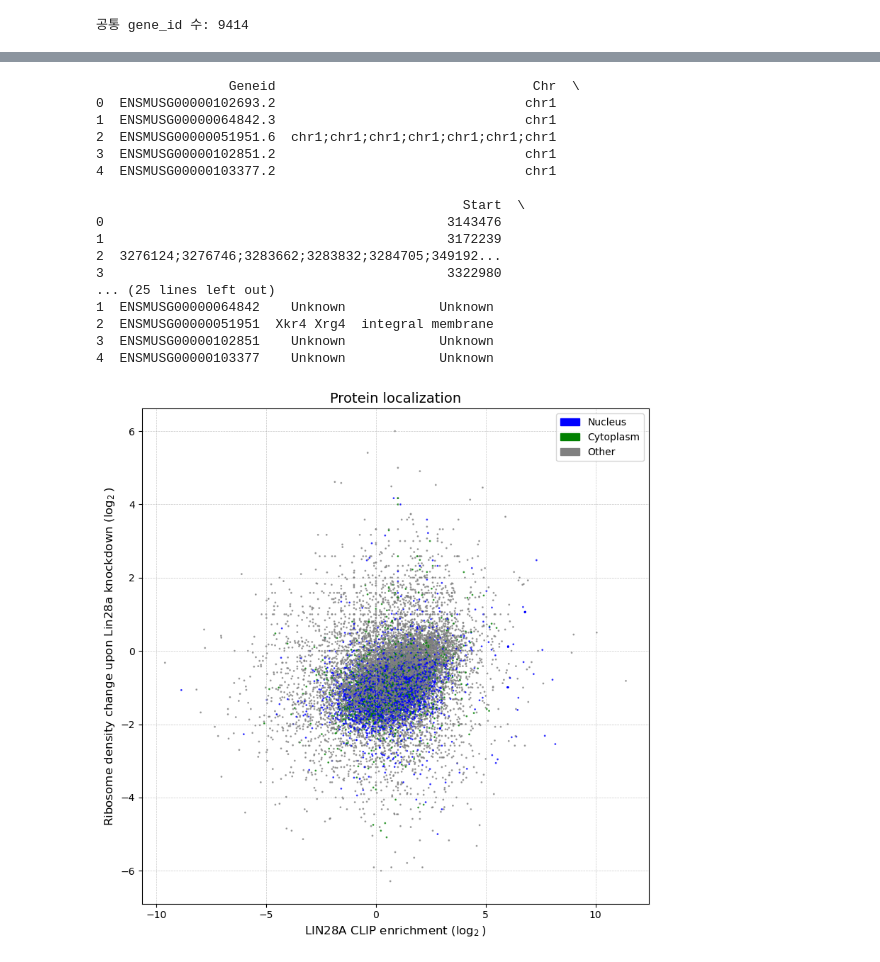
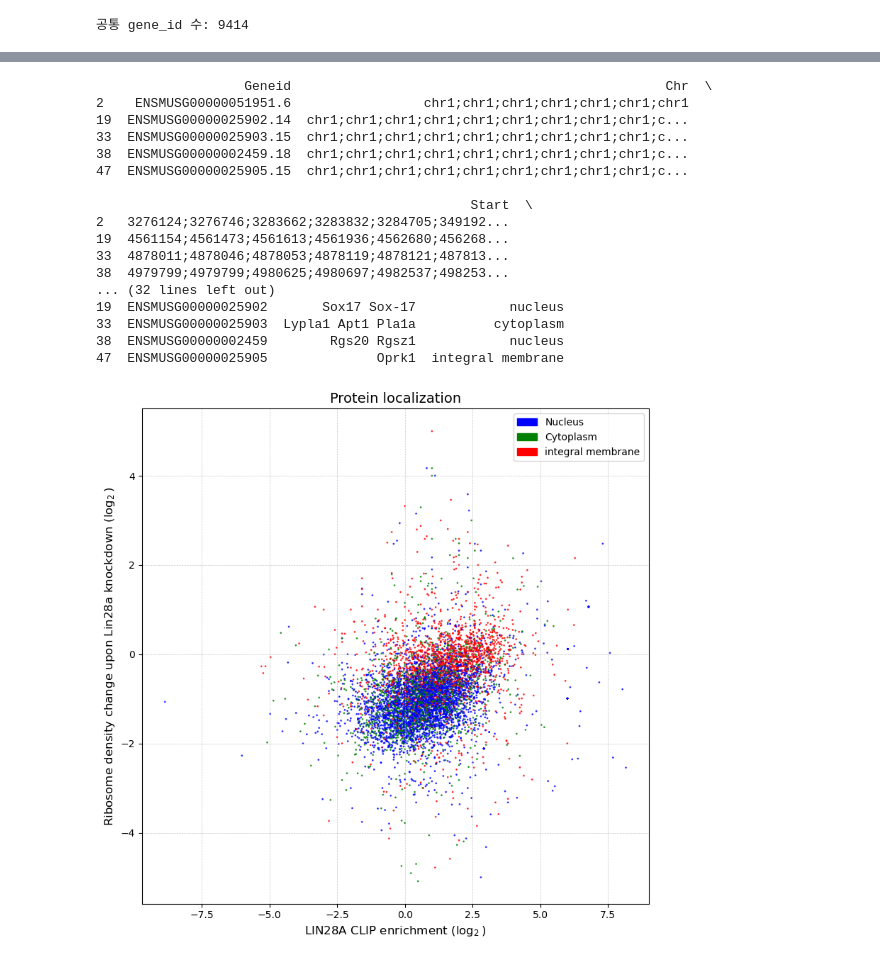
Before and after one commit to sangyun423/my-project, a Jupyter notebook: Untitled1.ipynb, the cells around one changed output, grey strips where cells are left out. Drawn from its saved outputs; the diff is of its cells as text; code cells hidden in the pictures.

```diff
--- a/Untitled1.ipynb
+++ b/Untitled1.ipynb
@@ -208,10 +208,9 @@ print(f"공통 gene_id 수: {len(common_gene_ids)}")
 # %% [output]
 공통 gene_id 수: 9414
 # %%
-# 결측값을 'Unknown'으로 채우기
-merged['Gene names'].fillna('Unknown', inplace=True)
-merged['type'].fillna('Unknown', inplace=True)
+# 'type'이 nucleus, cytoplasm, integral membrane 중 하나인 데이터만 필터링
+filtered = merged[merged['type'].isin(['nucleus', 'cytoplasm', 'integral membrane'])].copy()
 
-# 병합된 데이터 확인
-print(merged.head())
+# 병합된 데이터 확인 (상위 5개)
+print(filtered.head())
 # %% [output]
@@ -235,63 +234,62 @@ print(merged.head())
 # %%
-# inplace 사용을 피하고 직접 열을 수정
-merged['Gene names'] = merged['Gene names'].fillna('Unknown')
-merged['type'] = merged['type'].fillna('Unknown')
+# 'type' 값이 nucleus, cytoplasm, integral membrane 중 하나인 경우만 필터링
+filtered = merged[merged['type'].isin(['nucleus', 'cytoplasm', 'integral membrane'])].copy()
 
-# 수정된 데이터 확인
-print(merged.head())
+# 필터링된 데이터 확인
+print(filtered.head())
 # %% [output]
-                 Geneid                                 Chr  \
-0  ENSMUSG00000102693.2                                chr1
-1  ENSMUSG00000064842.3                                chr1
-2  ENSMUSG00000051951.6  chr1;chr1;chr1;chr1;chr1;chr1;chr1
-3  ENSMUSG00000102851.2                                chr1
-4  ENSMUSG00000103377.2                                chr1
+                   Geneid                                                Chr  \
+2    ENSMUSG00000051951.6                 chr1;chr1;chr1;chr1;chr1;chr1;chr1
+19  ENSMUSG00000025902.14  chr1;chr1;chr1;chr1;chr1;chr1;chr1;chr1;chr1;c...
+33  ENSMUSG00000025903.15  chr1;chr1;chr1;chr1;chr1;chr1;chr1;chr1;chr1;c...
+38  ENSMUSG00000002459.18  chr1;chr1;chr1;chr1;chr1;chr1;chr1;chr1;chr1;c...
+47  ENSMUSG00000025905.15  chr1;chr1;chr1;chr1;chr1;chr1;chr1;chr1;chr1;c...
 
-                                               Start  \
-0                                            3143476
-1                                            3172239
-2  3276124;3276746;3283662;3283832;3284705;349192...
-3                                            3322980
-... (25 lines left out)
-1  ENSMUSG00000064842    Unknown            Unknown
-2  ENSMUSG00000051951  Xkr4 Xrg4  integral membrane
-3  ENSMUSG00000102851    Unknown            Unknown
-4  ENSMUSG00000103377    Unknown            Unknown
+                                                Start  \
+2   3276124;3276746;3283662;3283832;3284705;349192...
+19  4561154;4561473;4561613;4561936;4562680;456268...
+33  4878011;4878046;4878053;4878119;4878121;487813...
+38  4979799;4979799;4980625;4980697;4982537;498253...
+... (32 lines left out)
+19  ENSMUSG00000025902       Sox17 Sox-17            nucleus
+33  ENSMUSG00000025903  Lypla1 Apt1 Pla1a          cytoplasm
+38  ENSMUSG00000002459        Rgs20 Rgsz1            nucleus
+47  ENSMUSG00000025905              Oprk1  integral membrane
 # %%
 import numpy as np
 import matplotlib.pyplot as plt
+import matplotlib.patches as mpatches
 
 # 색상 팔레트 정의 및 색상 매핑
-palette = {'nucleus': 'blue', 'cytoplasm': 'green', 'other': 'gray'}
-colors = merged['type'].map(palette).fillna('gray')
+palette = {'nucleus': 'blue', 'cytoplasm': 'green', 'integral membrane': 'red'}
+colors = filtered['type'].map(palette)
 
 # 스캐터 플롯 그리기
 fig, ax = plt.subplots(figsize=(8, 8))
 
 # 로그 변환 후 스캐터 플롯
-ax.scatter(np.log2(merged['clip_enrichment']),
-           np.log2(merged['rden_change']),
+ax.scatter(np.log2(filtered['clip_enrichment']),
+           np.log2(filtered['rden_change']),
            c=colors, s=1, alpha=0.7)
 
 # 레이블 추가
 ax.set_xlabel('LIN28A CLIP enrichment ($\log_2$)', fontsize=12)
 ax.set_ylabel('Ribosome density change upon Lin28a knockdown ($\log_2$)', fontsize=12)
 ax.set_title('Protein localization', fontsize=14)
 
 # 그리드 설정
 ax.grid(True, which='both', axis='both', linestyle='--', linewidth=0.5, alpha=0.7)
 
 # 범례 추가
-import matplotlib.patches as mpatches
 nucleus_patch = mpatches.Patch(color='blue', label='Nucleus')
 cytoplasm_patch = mpatches.Patch(color='green', label='Cytoplasm')
-other_patch = mpatches.Patch(color='gray', label='Other')
-ax.legend(handles=[nucleus_patch, cytoplasm_patch, other_patch], loc='best')
+integral_membrane_patch = mpatches.Patch(color='red', label='integral membrane')
+ax.legend(handles=[nucleus_patch, cytoplasm_patch, integral_membrane_patch], loc='best')
 
 # 레이아웃 정리
 plt.tight_layout()
 
 # 시각화 표시
 plt.show()
 # %% [output]
-[figure, old version]
+[figure, new version]
```
Also changed, not shown: parts of 2 cells of this notebook.
